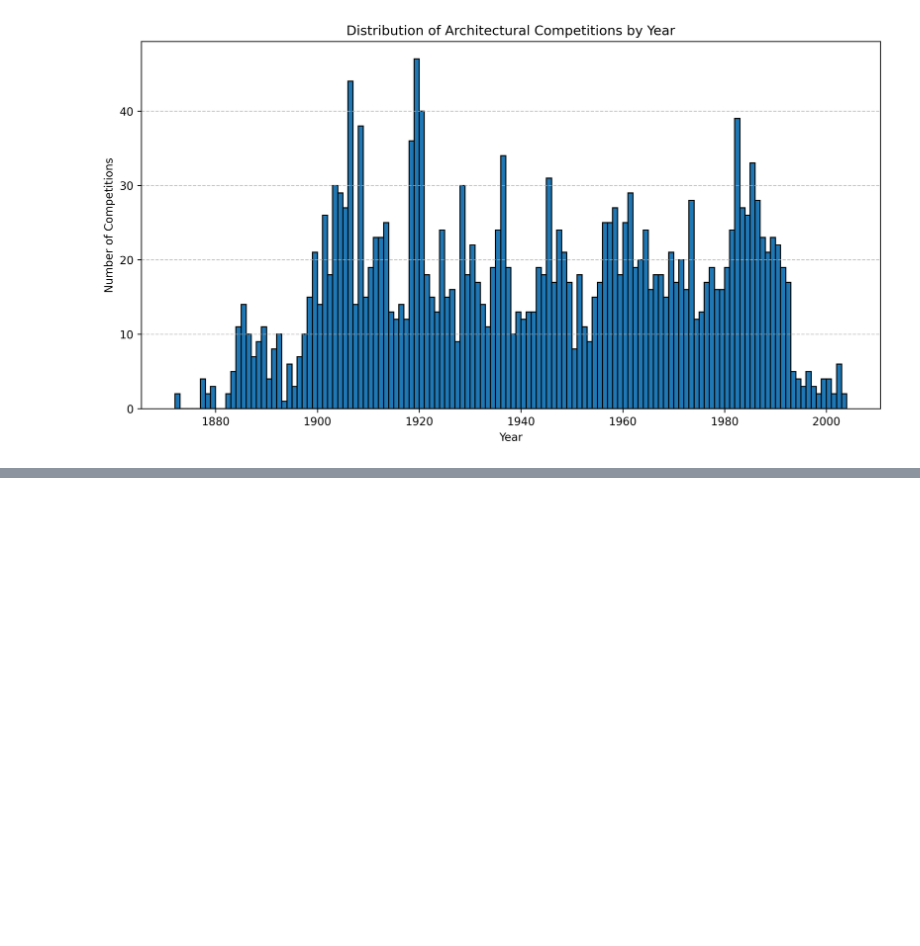
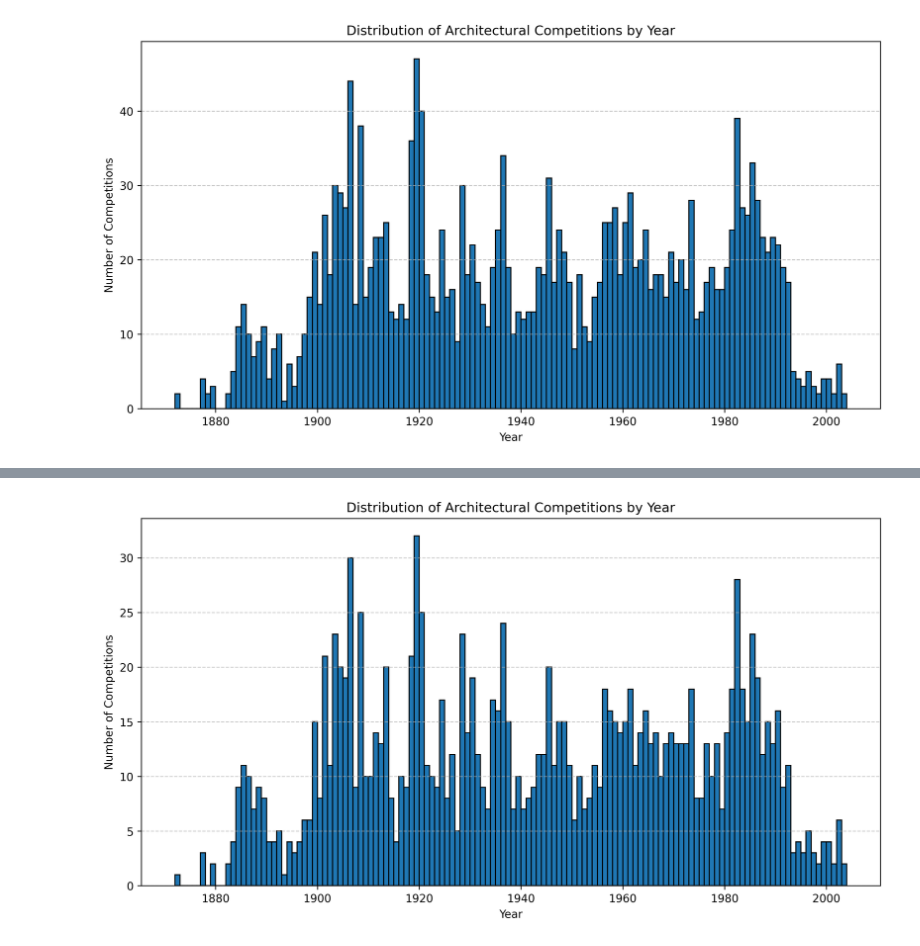
Before and after one commit to ccpfoye/SwissArchitectureCompetitions, a Jupyter notebook: clean_ACM.ipynb, the cells around one changed output, grey strips where cells are left out. Drawn from its saved outputs; the diff is of its cells as text; code cells hidden in the pictures; blank space fills up the shorter version.

Commit message:
CODE: Fix Artist Seperation, Pair Competiton + Jury

```diff
--- a/clean_ACM.ipynb
+++ b/clean_ACM.ipynb
@@ -18,7 +18,7 @@ from bertopic import BERTopic
 import matplotlib as mpl
 mpl.rcParams['figure.dpi'] = 300
 # %%
-acm_competitions = pd.read_csv("Data/ACM/AcmEPFL_Base_de_donnees_des_concours_annee1990.csv")
+acm_competitions = pd.read_csv("Data/ACM/AcmEPFL.csv")
 # %%
 acm_competitions.head(5)
 # %% [output]
@@ -204,0 +191,2 @@ KeyboardInterrupt:
+# %%
+acm_competitions['is_jury'] = acm_competitions['Nom de l\'objet'].apply(lambda object_name :  "jugement" in object_name)
@@ -204,0 +215,27 @@ KeyboardInterrupt:
+# %%
+# Attempt to pair together
+
+# Ensure a unique identifier exists:
+acm_competitions = acm_competitions.reset_index(drop=False).rename(columns={'index': 'orig_index'})
+# Optionally create a new unique ID (if needed)
+acm_competitions['comp_id'] = acm_competitions.index
+
+def compute_pair(row, df):
+    if row['is_jury']:
+        # Use a unique identifier for pairing (e.g., based on "Nom de l'objet")
+        key = row["Nom de l'objet"][:-10]
+    else:
+        key = row["Nom de l'objet"] + ", jugement"
+    # Look up the row(s) with this key
+    match = df[df["Nom de l'objet"] == key]
+    # Return the current index values of the matching row(s)
+    return match.index.tolist()
+
+# Compute pairing using the unique identifier:
+acm_competitions['paired_competitons'] = acm_competitions.apply(lambda row: compute_pair(row, acm_competitions), axis=1)
+
+# Now, if you sort the DataFrame:
+acm_competitions_sorted = acm_competitions.sort_values(by="Nom de l'objet").reset_index(drop=True)
+
+# If you need pairing info on the sorted DataFrame, recompute:
+acm_competitions_sorted['paired_competitons'] = acm_competitions_sorted.apply(lambda row: compute_pair(row, acm_competitions_sorted), axis=1)
@@ -204,0 +281,5 @@ KeyboardInterrupt:
+# %%
+acm_competitions_no_juries = acm_competitions[
+    (~acm_competitions['is_jury']) |
+    (acm_competitions['is_jury'] & acm_competitions['paired_competitons'].apply(lambda x: not x))
+]
@@ -204,0 +302,10 @@ KeyboardInterrupt:
+# %%
+debut_years = acm_competitions_no_juries['Date de début de l\'objet'].dt.year
+plt.figure(figsize=(12, 6))
+plt.hist(debut_years.dropna(), bins=range(int(debut_years.min()), int(debut_years.max()) + 1, 1), edgecolor="black")
+plt.xlabel("Year")
+plt.ylabel("Number of Competitions")
+plt.title("Distribution of Architectural Competitions by Year")
+plt.grid(axis='y', linestyle='--', alpha=0.7)
+# %% [output]
+[figure, added]
```
Also changed, not shown: parts of 11 cells of this notebook, 2 other files.
